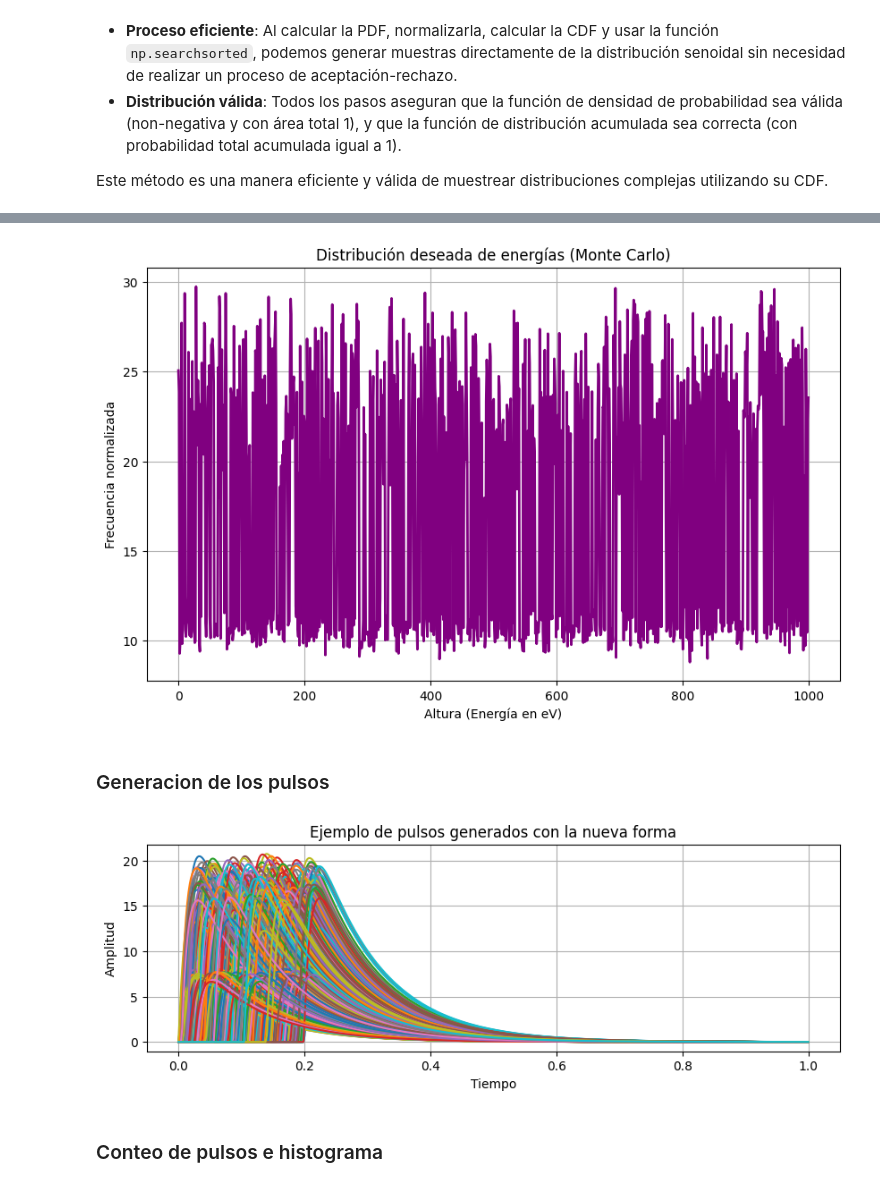
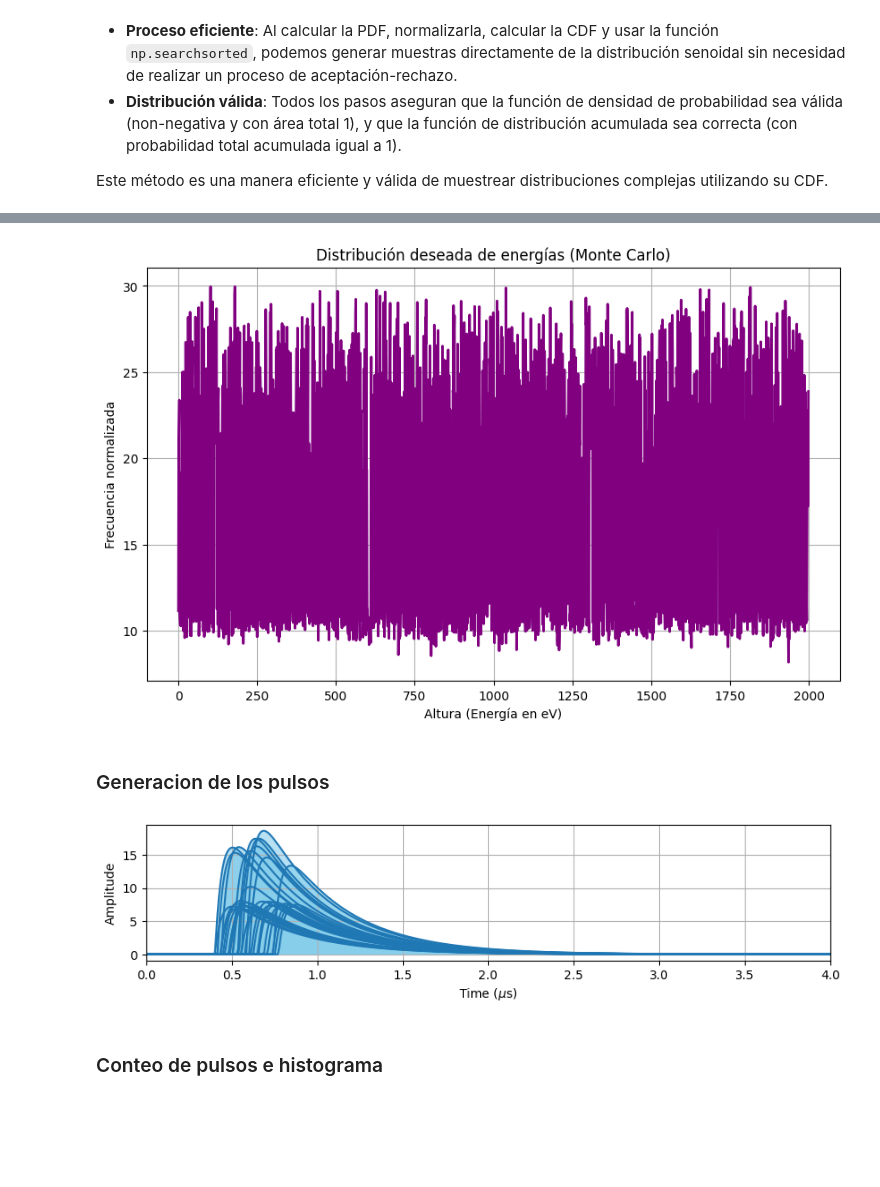
Before and after one commit to fabioc9675/TrapezoidalShaper_Prj, a Jupyter notebook: Notebooks/distributionEvent.ipynb, the cells around one changed output, grey strips where cells are left out. Drawn from its saved outputs; the diff is of its cells as text; code cells hidden in the pictures; blank space fills up the shorter version.

Commit message:
Creation of histograms graphs

```diff
--- a/Notebooks/distributionEvent.ipynb
+++ b/Notebooks/distributionEvent.ipynb
@@ -416,7 +416,7 @@ def monte_carlo_senoidal_pdf_optimized(num_samples, amplitude=1, frequency=4, mi
 # Generar alturas usando Monte Carlo
 # alturas = monte_carlo_sample(num_pulsos)
 # alturas = monte_carlo_senoidal_pdf(num_pulsos)
-num_pulsos = 1000
+num_pulsos = 2000
 alturas = monte_carlo_senoidal_pdf_optimized(num_pulsos)
 
 # Visualizar la distribución deseada (bimodal con Poisson y Gaussiana) en línea continua
@@ -445,7 +445,7 @@ plt.title('Distribución deseada de energías (Monte Carlo)')
 plt.grid()
 plt.show()
 # %% [output]
-[figure, old version]
+[figure, new version]
 # %% [markdown]
 ### Generacion de los pulsos
 # %%
@@ -456,22 +456,29 @@ tau_R = 0.01  # Constante de tiempo de subida
 # Generar los pulsos con la forma definida
 pulsos = []
 for altura in alturas:
-    t_0 = np.random.uniform(0, 0.2)  # Tiempo de inicio aleatorio para cada pulso
+    t_0 = np.random.uniform(0.1, 0.2)  # Tiempo de inicio aleatorio para cada pulso
     pulso = radiation_event(tiempo, altura, t_0, tau_D, tau_R)
     pulsos.append(pulso)
 # %%
 # Visualizar algunos pulsos generados
-plt.figure(figsize=(10, 3))
-for i in range(900):  # Mostrar los primeros 5 pulsos
-    plt.plot(tiempo, pulsos[i], label=f'Pulso {i+1}')
-plt.xlabel('Tiempo')
-plt.ylabel('Amplitud')
-plt.title('Ejemplo de pulsos generados con la nueva forma')
+plt.figure(figsize=(10,2.0))
+for i in range(30):  # Mostrar los primeros 5 pulsos
+    plt.plot(4 * tiempo, pulsos[i], color='tab:blue',linewidth=1.5) ,# label=f'Pulso {i+1}')
+    plt.fill_between(4 * tiempo, pulsos[i], color='skyblue', alpha=0.6)
+
+
+# Configurar la leyenda y las etiquetas de los ejes
+plt.xlabel('Time ($\mu$s) ')
+plt.ylabel('Amplitude')
+# plt.title('Ejemplo de pulsos generados con la nueva forma')
+plt.xlim([0,4])
 # plt.legend()
-plt.grid()
-plt.show()
+plt.grid(True)
+# plt.show()
+
+plt.savefig("output/PulsesDist.pdf", format="pdf", bbox_inches="tight")
 # %% [output]
-[figure, old version]
+[figure, new version]
 # %% [markdown]
 ### Conteo de pulsos e histograma
 # %%
```
Also changed, not shown: parts of 6 cells of this notebook, 5 other files.
